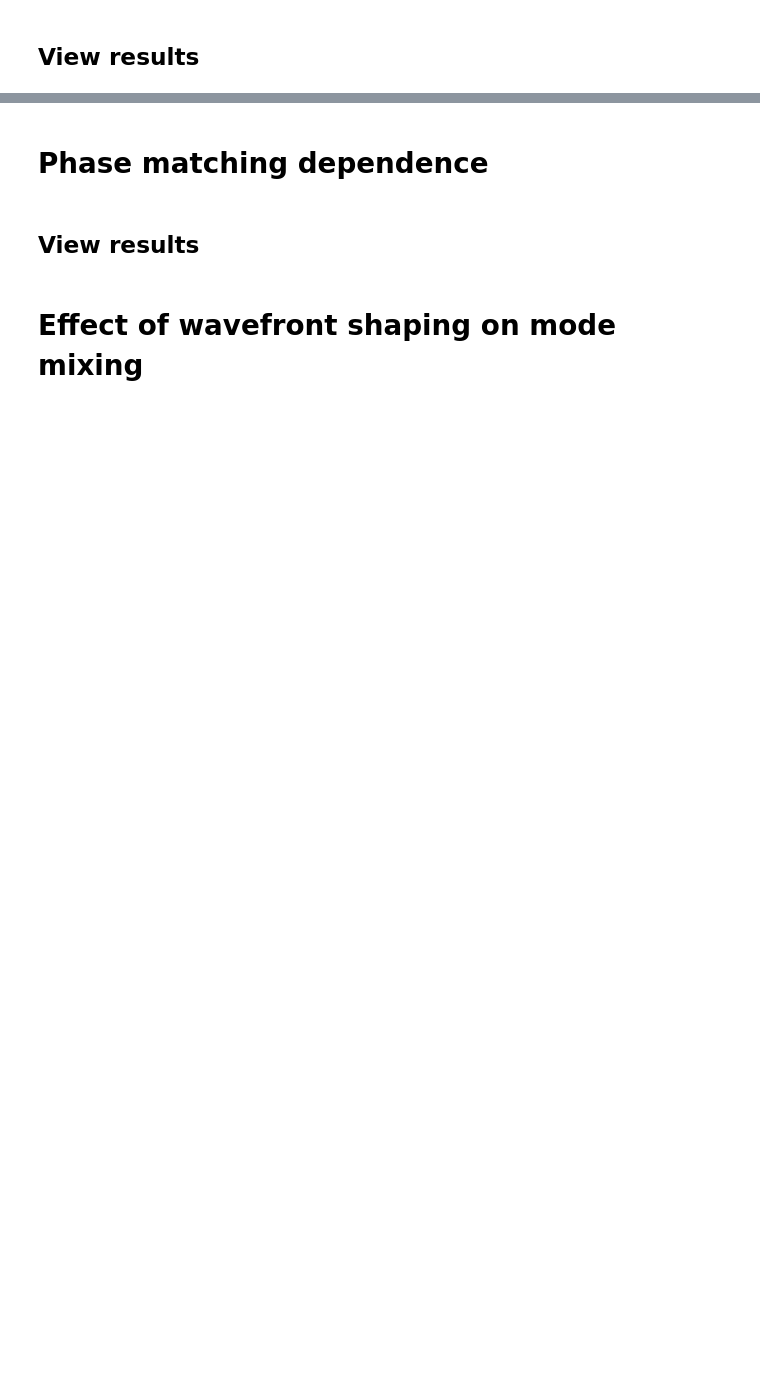
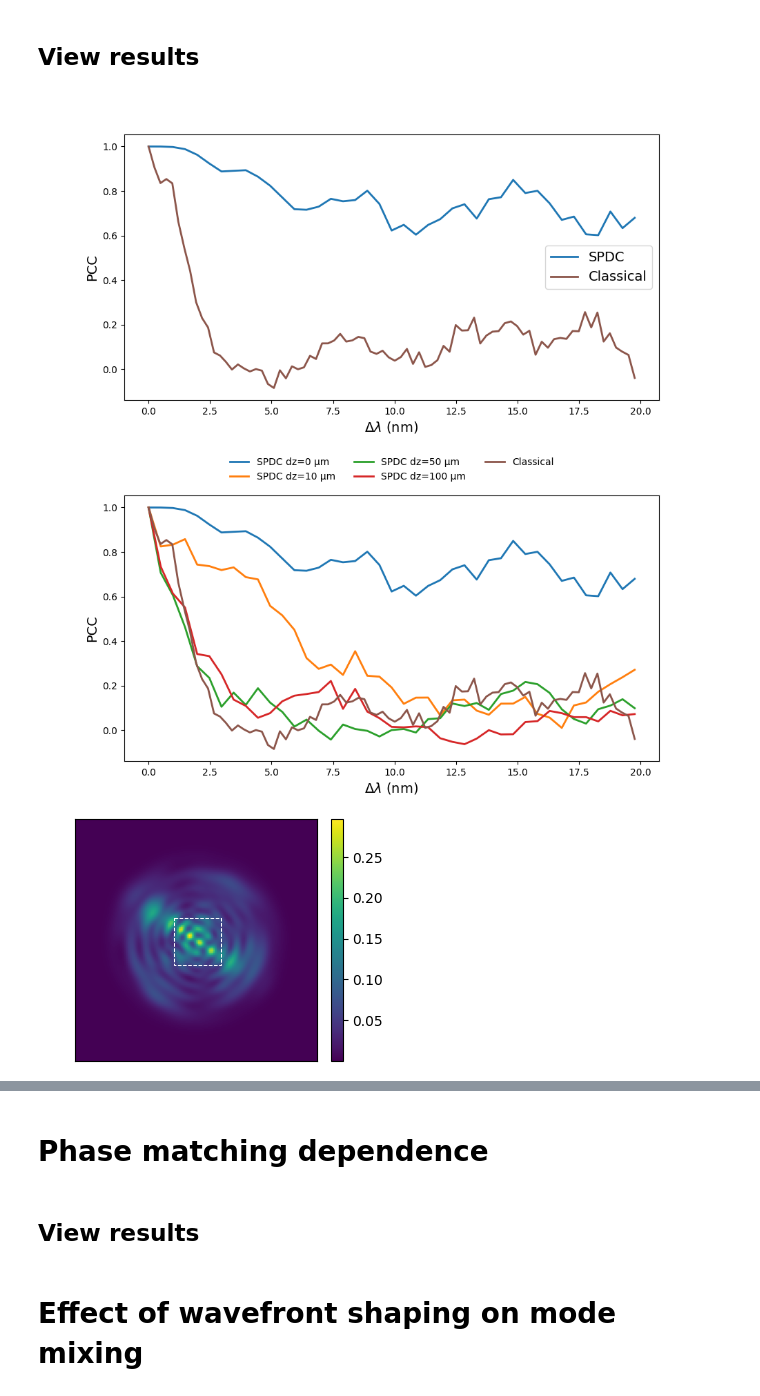
Before and after one commit to rubiaek/qdc2, a Jupyter notebook: qdc/mmf/generate_results.ipynb, the cells around one changed output, grey strips where cells are left out. Drawn from its saved outputs; the diff is of its cells as text; code cells hidden in the pictures; blank space fills up the shorter version.

```diff
--- a/qdc/mmf/generate_results.ipynb
+++ b/qdc/mmf/generate_results.ipynb
@@ -29,8 +32,8 @@ def run_mmf(is_step_index=False):
     autosolve = not free_mode_matrix  # if freeing each time - no point in autosolving initially
 
 
-    n_pixels_diameter = 2*npoints//5 if is_step_index else npoints//4
-    s = ManyWavelengthFiber(wl0=wl0, Dwl=Dwl, N_wl=N_wl, fiber_L=fiber_L, rng_seed=1337, is_step_index=is_step_index,
+    n_pixels_diameter = npoints//5 if is_step_index else npoints//5
+    s = ManyWavelengthFiber(wl0=wl0, Dwl=Dwl, N_wl=N_wl, fiber_L=fiber_L, rng_seed=42, is_step_index=is_step_index,
                             npoints=npoints, NA_ref=NA_ref, autosolve=autosolve)
     s.gaussian_params = np.array([2.7, 7, 10, 0.5, 0.5])
     s.gaussian_dparams = np.array([1, 5, 5, 0.3, 0.3])
@@ -50,18 +69,23 @@ res_GRIN = run_mmf(is_step_index=False)
 # %% [markdown]
 ## View results
 # %%
-is_step_index = True
+is_step_index = False
 res = res_SI if is_step_index else res_GRIN
-iter_no = None
-dz = 0
-print(res.metadata["g_params_list"][iter_no or 0])
 fiber_type = 'SI' if is_step_index else 'GRIN'
 
-saveto_path = fr'G:\My Drive\Projects\Dispersion Cancelation\Paper\Partial Figures\PCCs_dzs_{fiber_type}.png'
-# res.show_PCCs(title='', iter_no=iter_no, show0=False, saveto_path=saveto_path)
-# for i in range(5):
-    # res.show_incoherent_sum(iter_no=i, dz=dz)
-    # res.show(title='', iter_no=i, show0=False)
+# Main text
+saveto_path = fr'G:\My Drive\Projects\Dispersion Cancelation\Paper\Partial Figures\PCCs_{fiber_type}.png'
+res.show_PCCs(title='', iter_no=None, show0=True, saveto_path=saveto_path)
 
 saveto_path = fr'G:\My Drive\Projects\Dispersion Cancelation\Paper\Partial Figures\incoherent_sum_{fiber_type}.png'
-res.show_incoherent_sums(iter_no=iter_no, dz=dz, saveto_path=saveto_path)
+res.show_incoherent_sums(iter_no=None, dz=0, saveto_path=saveto_path)
+
+# Combine these and the setup in pptx for final figure for main text
+
+# SI
+saveto_path = fr'G:\My Drive\Projects\Dispersion Cancelation\Paper\Final Figures\PCCs_dzs_{fiber_type}.png'
+res.show_PCCs(title='', iter_no=None, show0=False, saveto_path=saveto_path)
+# %% [output]
+[figure, added]
+[figure, added]
+[figure, added]
```
Also changed, not shown: parts of 7 cells of this notebook, 4 other files.
